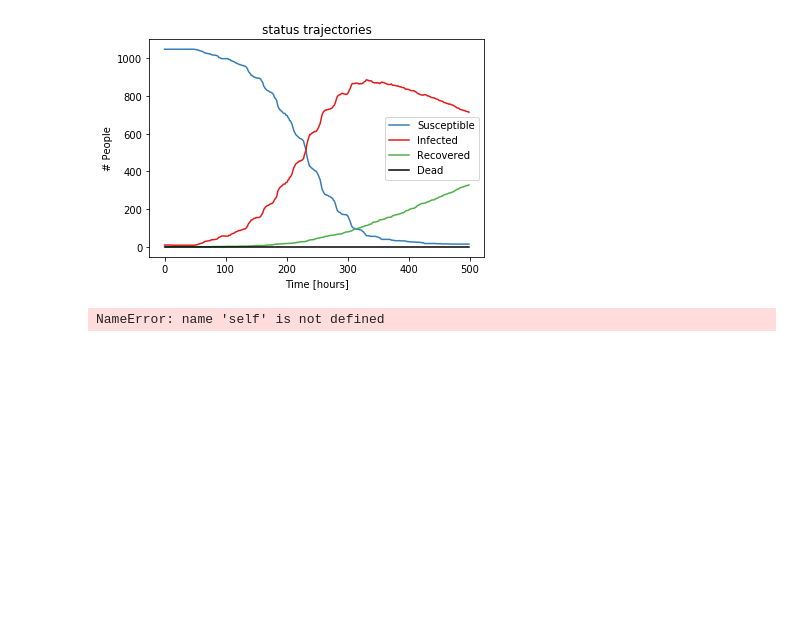
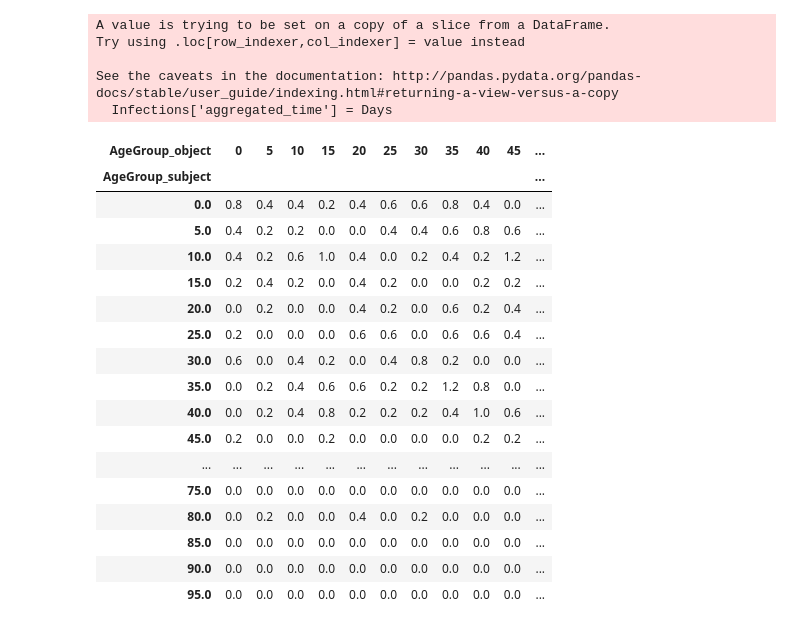
Before and after one commit to joba-1/Corona_Model, a Jupyter notebook: Heatmap_analysis.ipynb, the cells around one changed output. Cells and saved outputs as stored; diff of their text form; code cells hidden in the pictures; blank space fills up the shorter version.

```diff
--- a/Heatmap_analysis.ipynb
+++ b/Heatmap_analysis.ipynb
@@ -25,3 +52,29 @@ Distribution of initialized locations: {'hospital': 1, 'morgue': 1, 'work': 52,
+# %%
+simulation1.get_age_group_specific_infection_patterns()
+# %% [output]
+A value is trying to be set on a copy of a slice from a DataFrame.
+Try using .loc[row_indexer,col_indexer] = value instead
+
+See the caveats in the documentation: http://pandas.pydata.org/pandas-docs/stable/user_guide/indexing.html#returning-a-view-versus-a-copy
+  Infections['aggregated_time'] = Days
+| AgeGroup_object | 0 | 5 | 10 | 15 | 20 | 25 | 30 | 35 | 40 | 45 | ... |
+| AgeGroup_subject |  |  |  |  |  |  |  |  |  |  | ... |
+| 0.0 | 0.8 | 0.4 | 0.4 | 0.2 | 0.4 | 0.6 | 0.6 | 0.8 | 0.4 | 0.0 | ... |
+| 5.0 | 0.4 | 0.2 | 0.2 | 0.0 | 0.0 | 0.4 | 0.4 | 0.6 | 0.8 | 0.6 | ... |
+| 10.0 | 0.4 | 0.2 | 0.6 | 1.0 | 0.4 | 0.0 | 0.2 | 0.4 | 0.2 | 1.2 | ... |
+| 15.0 | 0.2 | 0.4 | 0.2 | 0.0 | 0.4 | 0.2 | 0.0 | 0.0 | 0.2 | 0.2 | ... |
+| 20.0 | 0.0 | 0.2 | 0.0 | 0.0 | 0.4 | 0.2 | 0.0 | 0.6 | 0.2 | 0.4 | ... |
+| 25.0 | 0.2 | 0.0 | 0.0 | 0.0 | 0.6 | 0.6 | 0.0 | 0.6 | 0.6 | 0.4 | ... |
+| 30.0 | 0.6 | 0.0 | 0.4 | 0.2 | 0.0 | 0.4 | 0.8 | 0.2 | 0.0 | 0.0 | ... |
+| 35.0 | 0.0 | 0.2 | 0.4 | 0.6 | 0.6 | 0.2 | 0.2 | 1.2 | 0.8 | 0.0 | ... |
+| 40.0 | 0.0 | 0.2 | 0.4 | 0.8 | 0.2 | 0.2 | 0.2 | 0.4 | 1.0 | 0.6 | ... |
+| 45.0 | 0.2 | 0.0 | 0.0 | 0.2 | 0.0 | 0.0 | 0.0 | 0.0 | 0.2 | 0.2 | ... |
+| ... | ... | ... | ... | ... | ... | ... | ... | ... | ... | ... | ... |
+| 75.0 | 0.0 | 0.0 | 0.0 | 0.0 | 0.0 | 0.0 | 0.0 | 0.0 | 0.0 | 0.0 | ... |
+| 80.0 | 0.0 | 0.2 | 0.0 | 0.0 | 0.4 | 0.0 | 0.2 | 0.0 | 0.0 | 0.0 | ... |
+| 85.0 | 0.0 | 0.0 | 0.0 | 0.0 | 0.0 | 0.0 | 0.0 | 0.0 | 0.0 | 0.0 | ... |
+| 90.0 | 0.0 | 0.0 | 0.0 | 0.0 | 0.0 | 0.0 | 0.0 | 0.0 | 0.0 | 0.0 | ... |
+| 95.0 | 0.0 | 0.0 | 0.0 | 0.0 | 0.0 | 0.0 | 0.0 | 0.0 | 0.0 | 0.0 | ... |
 # %%
 Agents={str(p.ID):p.age for p in list(modeledWorld1.people)}
 Agent_Ages=pandas.DataFrame()
@@ -41,17 +94,6 @@ for i in age_groups:
         lower_bound=i
         agent_ids=Agent_Ages.loc[Agent_Ages['Age']>=lower_bound,'ID']
         Agent_Ages.loc[Agent_Ages['ID'].isin(agent_ids),'AgeGroup']=int(i)
-# %%
-simulation1 = Simulation(modeledWorld1,500,run_immediately=False)
-simulation1.simulate()
-simulation1.plot_status_timecourse()
-# %% [output]
-[figure, removed]
-# %%
-hh_time=simulation1.get_number_of_infected_households(time_span=[0, None], total=False)
-hh_tot=simulation1.get_number_of_infected_households(self, time_span=[0, None], total=True)
-# %% [output]
-NameError: name 'self' is not defined
 # %%
 simulation1 = Simulation(modeledWorld1,1200,run_immediately=False)
 simulation2 = Simulation(modeledWorld1,200,run_immediately=False)
```
Also changed, not shown: parts of 6 cells of this notebook, 1 other file.
